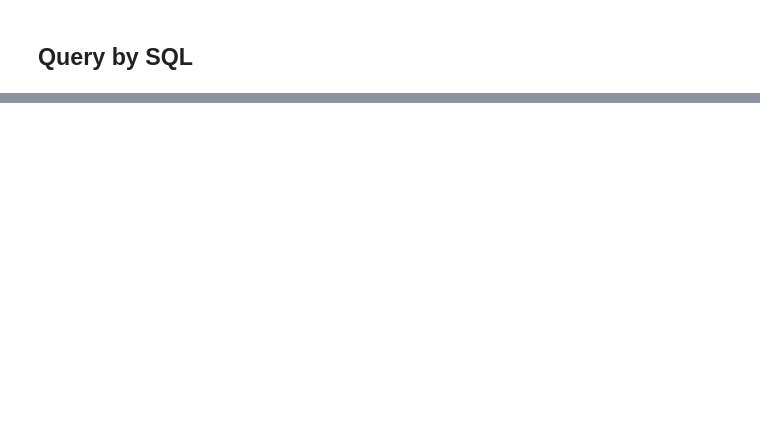
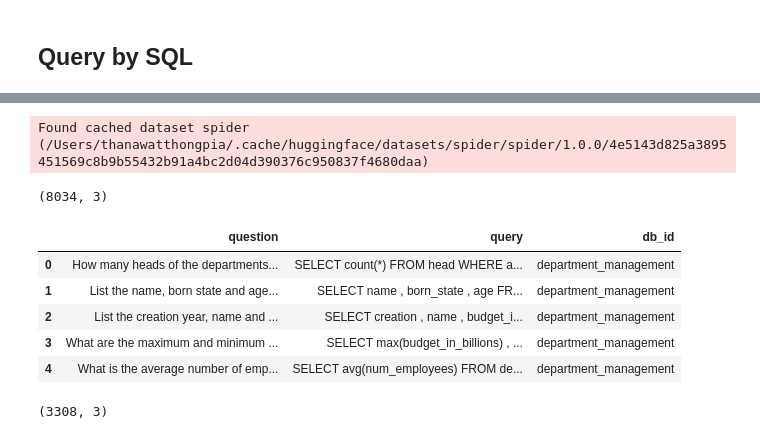
Before and after one commit to ThanawatTP/ChatQ, a Jupyter notebook: Expirements/model-expirement.ipynb, the cells around one changed output, grey strips where cells are left out. Drawn from its saved outputs; the diff is of its cells as text; code cells hidden in the pictures; blank space fills up the shorter version.

```diff
--- a/Expirements/model-expirement.ipynb
+++ b/Expirements/model-expirement.ipynb
@@ -137,0 +169,22 @@ filtered_df.to_excel("model-exp.xlsx", index=False)
+# %%
+from datasets import load_dataset
+
+dataset = load_dataset("spider")
+spider_df = pd.concat([pd.DataFrame(dataset['train']), pd.DataFrame(dataset['validation'])], ignore_index=True)[['question','query' ,'db_id']]
+print(spider_df.shape)
+spider_df.head()
+# %% [output]
+Found cached dataset spider (/Users/thanawatthongpia/.cache/huggingface/datasets/spider/spider/1.0.0/4e5143d825a3895451569c8b9b55432b91a4bc2d04d390376c950837f4680daa)
+(8034, 3)
+|  | question | query | db_id |
+| 0 | How many heads of the departments... | SELECT count(*) FROM head WHERE a... | department_management |
+| 1 | List the name, born state and age... | SELECT name , born_state , age FR... | department_management |
+| 2 | List the creation year, name and ... | SELECT creation , name , budget_i... | department_management |
+| 3 | What are the maximum and minimum ... | SELECT max(budget_in_billions) , ... | department_management |
+| 4 | What is the average number of emp... | SELECT avg(num_employees) FROM de... | department_management |
+# %%
+unseen_df = spider_df[~spider_df['question'].isin(seen_questions)]
+unseen_df = unseen_df.reset_index(drop=True)
+unseen_df.shape
+# %% [output]
+(3308, 3)
```
Also changed, not shown: parts of 15 cells of this notebook, 7 other files.
